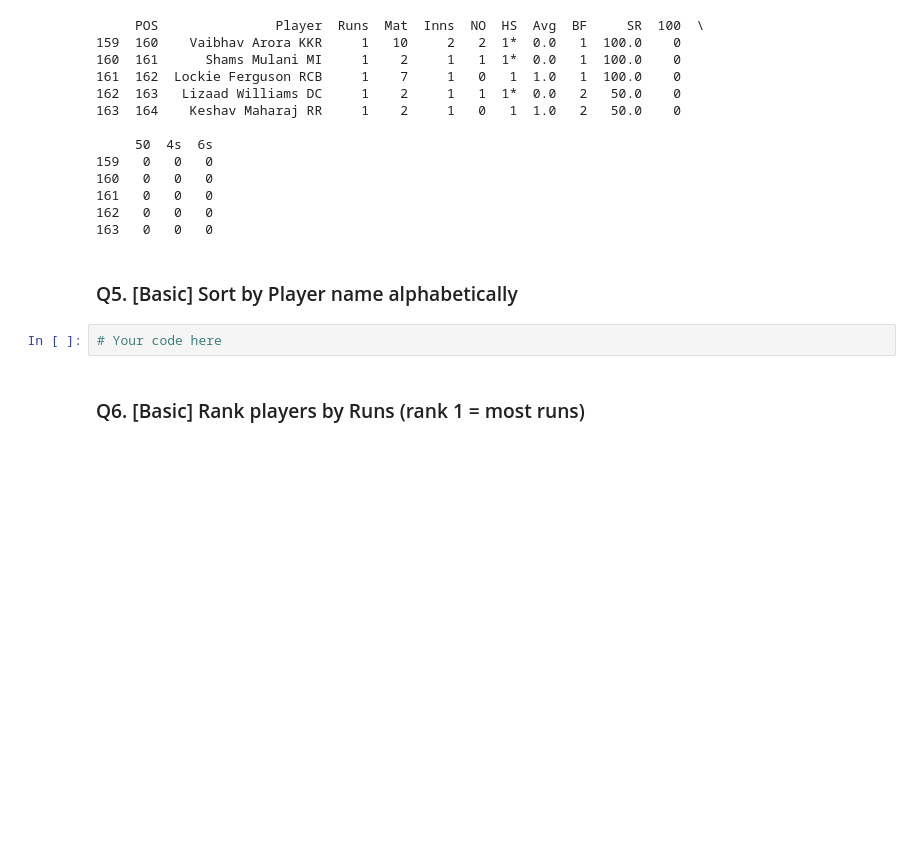
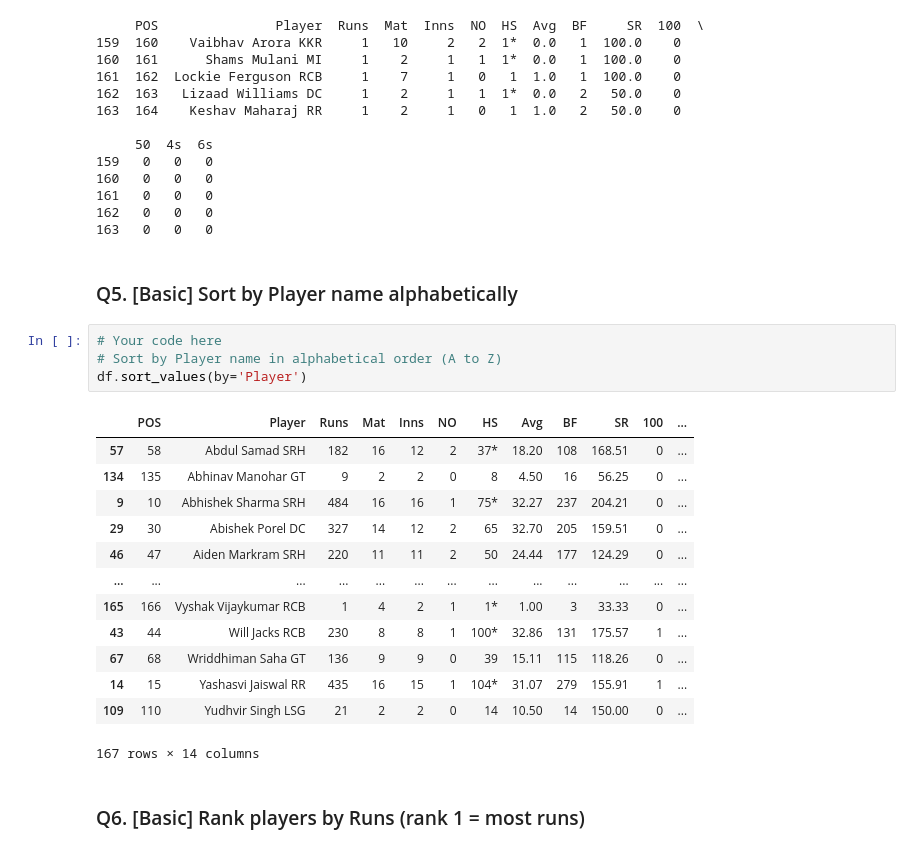
Before and after one commit to Harshit-kumar38/IPL-Dataset-Analysis-Pandas-, a Jupyter notebook: IPL_Pandas_Practice_275Q.ipynb, the cells around one changed output. Saved outputs shown, nothing was run; the diff lists cells and outputs as text; blank space fills up the shorter version.

```diff
--- a/IPL_Pandas_Practice_275Q.ipynb
+++ b/IPL_Pandas_Practice_275Q.ipynb
@@ -2500,6 +2500,22 @@ print(bottom_5)
 ### Q5. [Basic] Sort by Player name alphabetically
 # %%
 # Your code here
+# Sort by Player name in alphabetical order (A to Z)
+df.sort_values(by='Player')
+# %% [output]
+|  | POS | Player | Runs | Mat | Inns | NO | HS | Avg | BF | SR | 100 | ... |
+| 57 | 58 | Abdul Samad SRH | 182 | 16 | 12 | 2 | 37* | 18.20 | 108 | 168.51 | 0 | ... |
+| 134 | 135 | Abhinav Manohar GT | 9 | 2 | 2 | 0 | 8 | 4.50 | 16 | 56.25 | 0 | ... |
+| 9 | 10 | Abhishek Sharma SRH | 484 | 16 | 16 | 1 | 75* | 32.27 | 237 | 204.21 | 0 | ... |
+| 29 | 30 | Abishek Porel DC | 327 | 14 | 12 | 2 | 65 | 32.70 | 205 | 159.51 | 0 | ... |
+| 46 | 47 | Aiden Markram SRH | 220 | 11 | 11 | 2 | 50 | 24.44 | 177 | 124.29 | 0 | ... |
+| ... | ... | ... | ... | ... | ... | ... | ... | ... | ... | ... | ... | ... |
+| 165 | 166 | Vyshak Vijaykumar RCB | 1 | 4 | 2 | 1 | 1* | 1.00 | 3 | 33.33 | 0 | ... |
+| 43 | 44 | Will Jacks RCB | 230 | 8 | 8 | 1 | 100* | 32.86 | 131 | 175.57 | 1 | ... |
+| 67 | 68 | Wriddhiman Saha GT | 136 | 9 | 9 | 0 | 39 | 15.11 | 115 | 118.26 | 0 | ... |
+| 14 | 15 | Yashasvi Jaiswal RR | 435 | 16 | 15 | 1 | 104* | 31.07 | 279 | 155.91 | 1 | ... |
+| 109 | 110 | Yudhvir Singh LSG | 21 | 2 | 2 | 0 | 14 | 10.50 | 14 | 150.00 | 0 | ... |
+167 rows × 14 columns
 # %% [markdown]
 ### Q6. [Basic] Rank players by Runs (rank 1 = most runs)
 # %%
```
